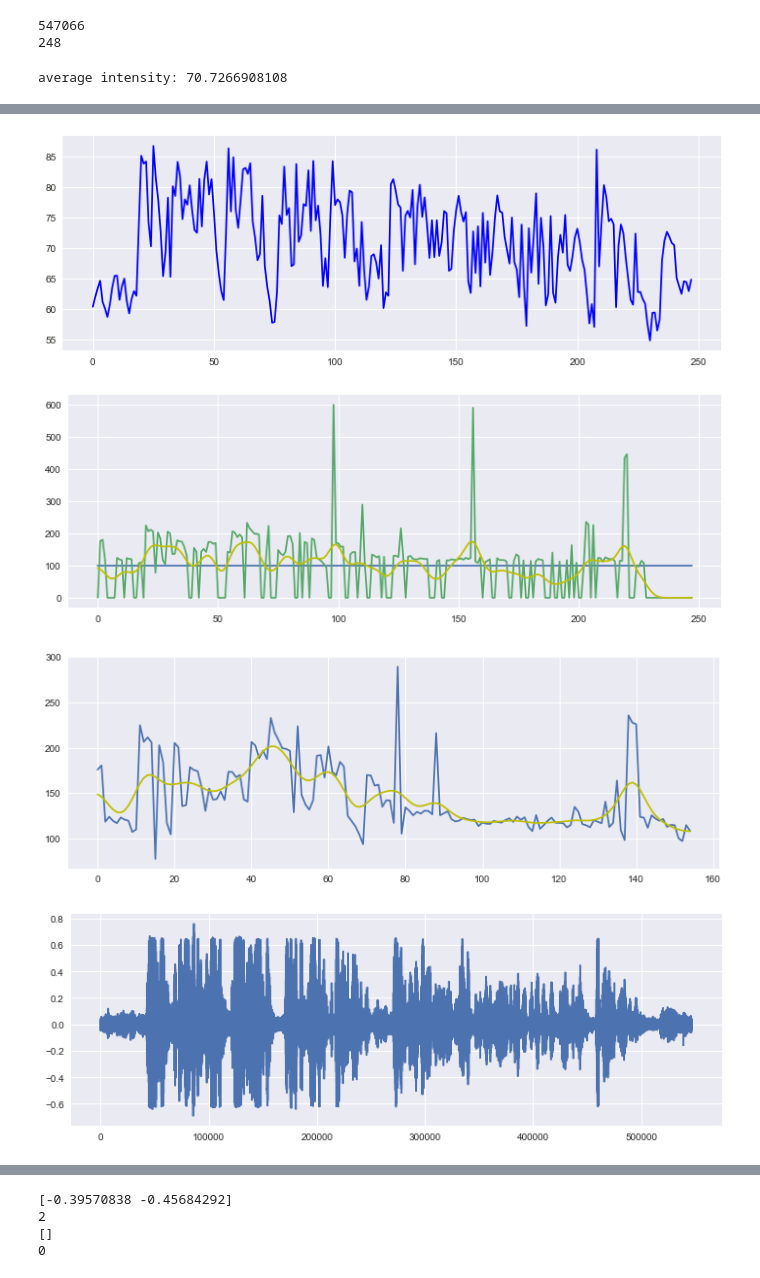
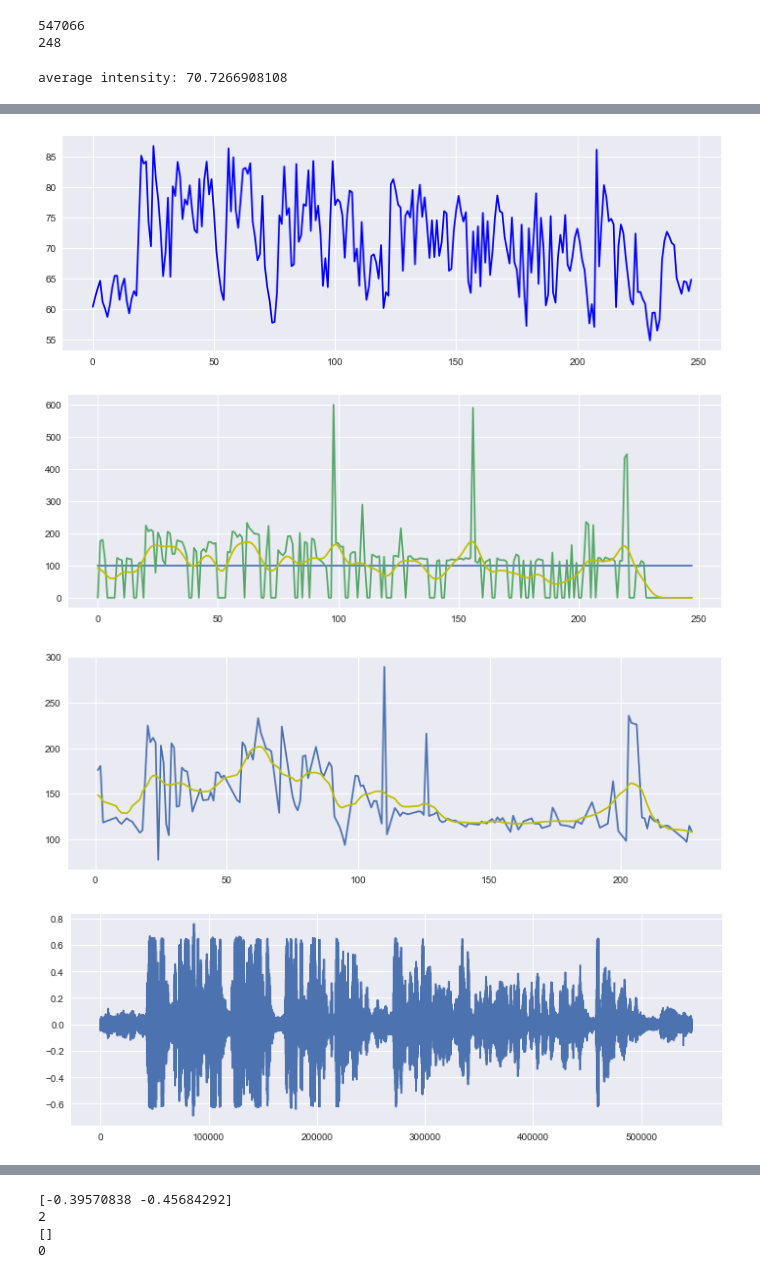
Before and after one commit to Bitfroest/presentation-analysis, a Jupyter notebook: analysis.ipynb, the cells around one changed output, grey strips where cells are left out. Drawn from its saved outputs; the diff is of its cells as text; code cells hidden in the pictures.

```diff
--- a/analysis.ipynb
+++ b/analysis.ipynb
@@ -188,45 +188,47 @@ x = np.arange(len(pitch.selected_array['frequency']))
 z = p(x)
 plt.plot(x,z)
 
-pitchFilteredX, pitchFilteredY = []
+pitchFilteredX = []
+pitchFilteredY = []
 for k in range(len(pitch.selected_array['frequency'])):
     if pitch.selected_array['frequency'][k] > 50 and pitch.selected_array['frequency'][k] < 300:
-        pitchFiltered.append(pitch.selected_array['frequency'][k])
+        pitchFilteredY.append(pitch.selected_array['frequency'][k])
+        pitchFilteredX.append(k)
 
 
 plt.plot(pitch.selected_array['frequency'])
 plt.plot(gaussian_filter(pitch.selected_array['frequency'], sigma=3), 'y')
 #plt.plot(butter_lowpass_filter(pitch.selected_array['frequency'], cutoff, fs, order ), 'g')
 # Make a new figure
 plt.figure(figsize=(12,4))
 
-plt.plot(pitchFiltered)
-plt.plot(gaussian_filter(pitchFiltered, sigma=3), 'y')
+plt.plot(pitchFilteredX, pitchFilteredY)
+plt.plot(pitchFilteredX, gaussian_filter(pitchFiltered, sigma=3), 'y')
 
 plt.figure(figsize=(12,4))
 
 # show waveform
 plt.plot(y)
 
 #print("signal_avg is: ", signal_avg)
 #print("signal_max is: ", signal_max)
 #print("signal_min is: ", signal_min)
 
 signal_avg_avg = sum(abs(signal_avg)/signal_avg.size)
 signal_max_max = max(abs(signal_max))
 signal_min_min = min(abs(signal_min))
 signal_std_std = stat.stdev(signal_std)
 
 #print("signal_avg_avg is: ", signal_avg_avg)
 #print("signal_max_max is: ", signal_max_max)
 #print("signal_min_min is: ", signal_min_min)
 #print("signal_std_std is: ", signal_std_std)
 # %% [output]
 average intensity: 70.7266908108
 [figure]
 [figure]
 [figure]
-[figure, old version]
+[figure, new version]
 [figure]
 # %%
 #feature scaling
```
